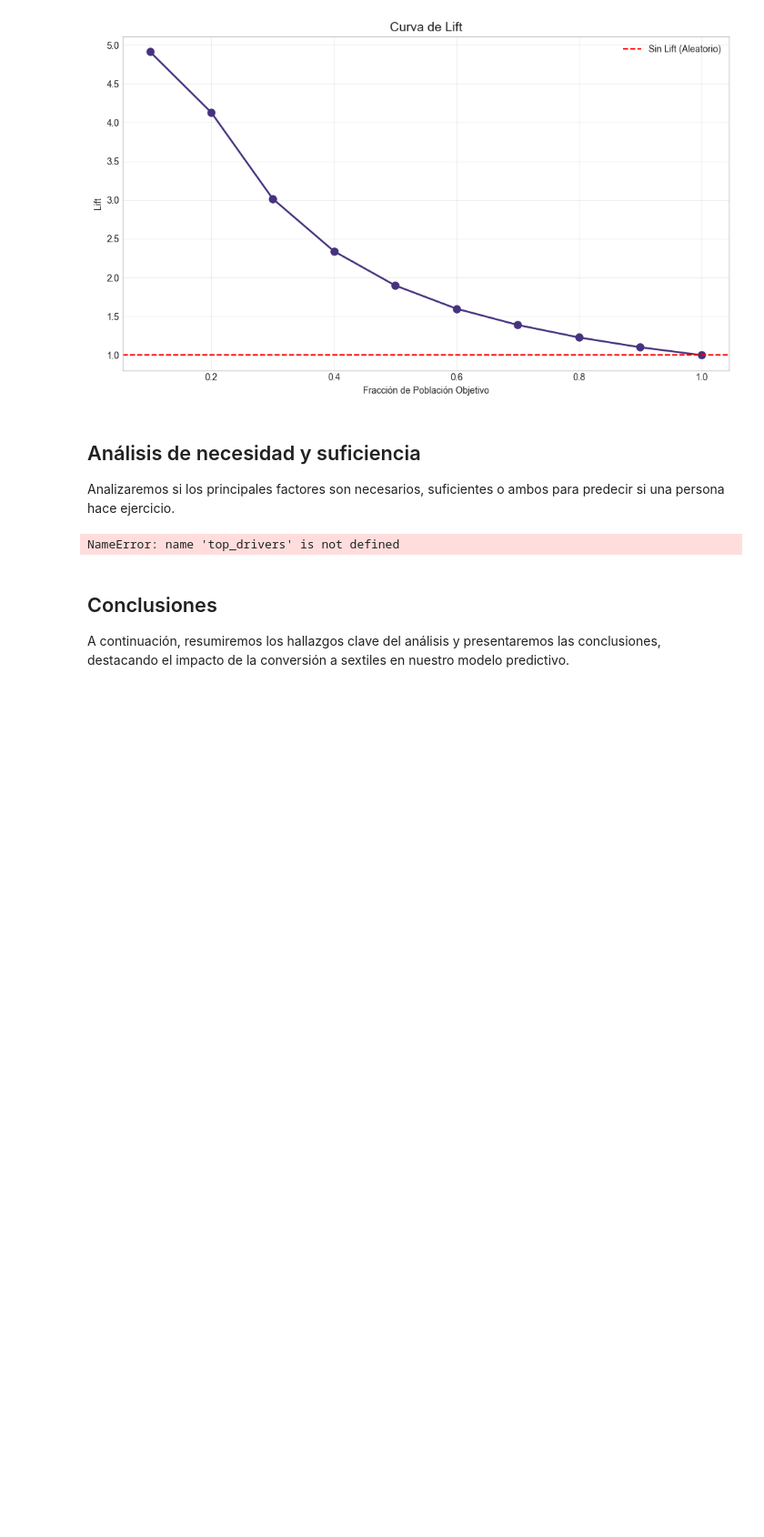
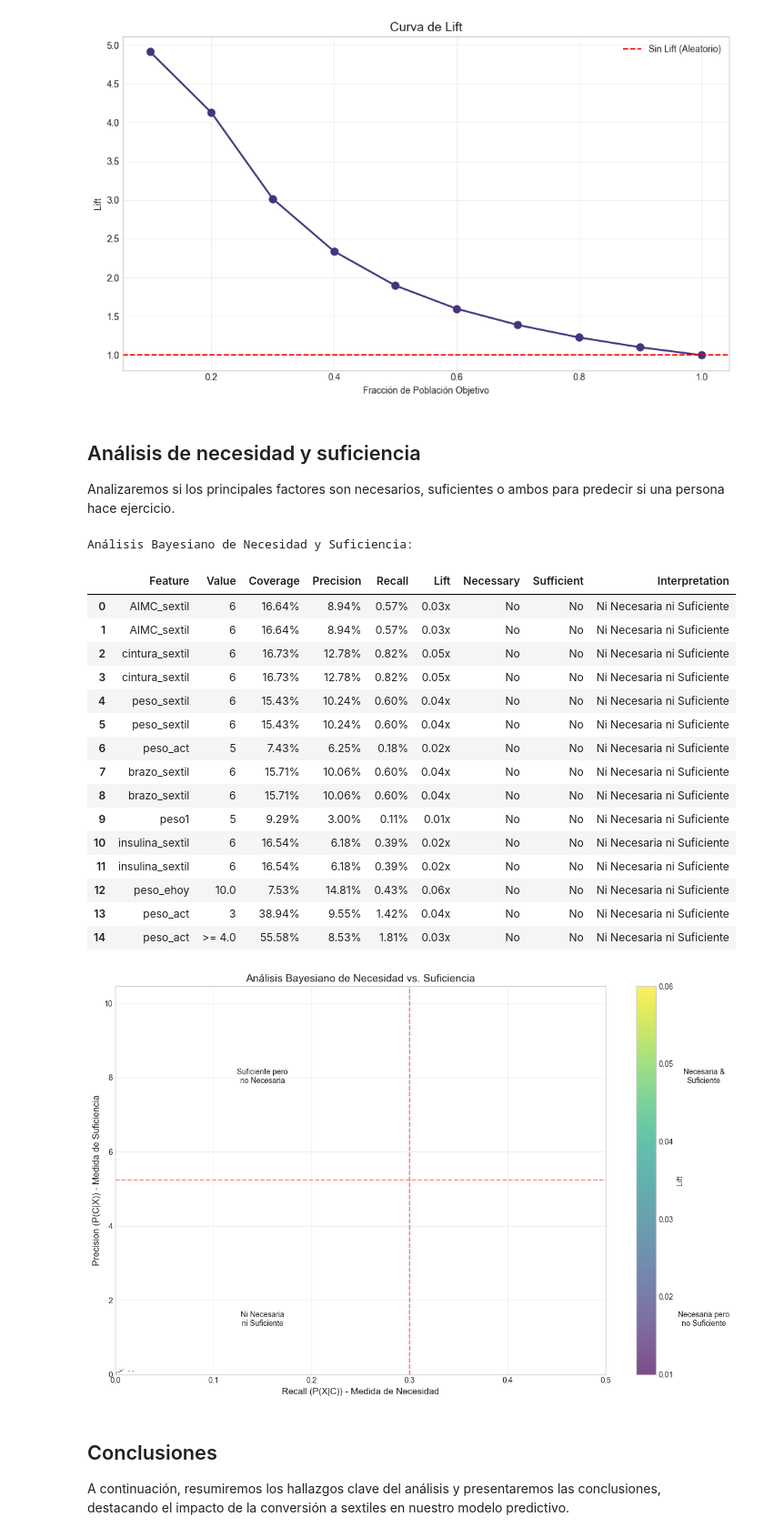
Before and after one commit to ThanosDrossos/MineriaDatosUNAM, a Jupyter notebook: code/proyecto final/bayes_ejercicio.ipynb, the cells around one changed output. Shown at 91% size. Drawn from its saved outputs; the diff is of its cells as text; code cells hidden in the pictures; blank space fills up the shorter version.

```diff
--- a/code/proyecto final/bayes_ejercicio.ipynb
+++ b/code/proyecto final/bayes_ejercicio.ipynb
@@ -1280,7 +1280,7 @@ feature_analysis = []
 
 # Extraer las principales características del análisis uniperspectivo
 key_features = []
-for _, row in top_drivers.head(15).iterrows():  # Usar las 15 principales
+for _, row in top_drivers_for_scoring.head(15).iterrows():  # Usar las 15 principales
     key_features.append((row['Feature'], row['Value'], row['Is_Threshold']))
 
 total_patients = len(df_clean)
@@ -1361,34 +1361,51 @@ for i, row in necessity_df.iterrows():
             (recall_val, precision_val),
             xytext=(7, 0), textcoords='offset points',
             fontsize=8, bbox=dict(facecolor='white', alpha=0.7, edgecolor='none', pad=1)
         )
 
 # Añadir líneas de cuadrante con umbrales corregidos
 plt.axhline(y=2*base_rate, color='r', linestyle='--', alpha=0.5)
 plt.axvline(x=0.3, color='r', linestyle='--', alpha=0.5)
 
 # Actualizar etiquetas de cuadrante
 plt.text(0.15, base_rate*3, "Suficiente pero\nno Necesaria", ha='center')
 plt.text(0.6, base_rate*3, "Necesaria &\nSuficiente", ha='center')
 plt.text(0.15, base_rate*0.5, "Ni Necesaria\nni Suficiente", ha='center')
 plt.text(0.6, base_rate*0.5, "Necesaria pero\nno Suficiente", ha='center')
 
 # Establecer etiquetas y título
 plt.xlabel('Recall (P(X|C)) - Medida de Necesidad', fontsize=12)
 plt.ylabel('Precision (P(C|X)) - Medida de Suficiencia', fontsize=12)
 plt.title('Análisis Bayesiano de Necesidad vs. Suficiencia', fontsize=14)
 
 max_recall = max(recall_values) * 1.1
 max_precision = max(precision_values) * 1.1
 plt.xlim(0, max(0.5, max_recall))
 plt.ylim(0, max(base_rate*4, max_precision))
 
 plt.colorbar(scatter, label='Lift')
 plt.grid(True, alpha=0.3)
 plt.tight_layout()
 plt.show()
 # %% [output]
-NameError: name 'top_drivers' is not defined
+Análisis Bayesiano de Necesidad y Suficiencia:
+|  | Feature | Value | Coverage | Precision | Recall | Lift | Necessary | Sufficient | Interpretation |
+| 0 | AIMC_sextil | 6 | 16.64% | 8.94% | 0.57% | 0.03x | No | No | Ni Necesaria ni Suficiente |
+| 1 | AIMC_sextil | 6 | 16.64% | 8.94% | 0.57% | 0.03x | No | No | Ni Necesaria ni Suficiente |
+| 2 | cintura_sextil | 6 | 16.73% | 12.78% | 0.82% | 0.05x | No | No | Ni Necesaria ni Suficiente |
+| 3 | cintura_sextil | 6 | 16.73% | 12.78% | 0.82% | 0.05x | No | No | Ni Necesaria ni Suficiente |
+| 4 | peso_sextil | 6 | 15.43% | 10.24% | 0.60% | 0.04x | No | No | Ni Necesaria ni Suficiente |
+| 5 | peso_sextil | 6 | 15.43% | 10.24% | 0.60% | 0.04x | No | No | Ni Necesaria ni Suficiente |
+| 6 | peso_act | 5 | 7.43% | 6.25% | 0.18% | 0.02x | No | No | Ni Necesaria ni Suficiente |
+| 7 | brazo_sextil | 6 | 15.71% | 10.06% | 0.60% | 0.04x | No | No | Ni Necesaria ni Suficiente |
+| 8 | brazo_sextil | 6 | 15.71% | 10.06% | 0.60% | 0.04x | No | No | Ni Necesaria ni Suficiente |
+| 9 | peso1 | 5 | 9.29% | 3.00% | 0.11% | 0.01x | No | No | Ni Necesaria ni Suficiente |
+| 10 | insulina_sextil | 6 | 16.54% | 6.18% | 0.39% | 0.02x | No | No | Ni Necesaria ni Suficiente |
+| 11 | insulina_sextil | 6 | 16.54% | 6.18% | 0.39% | 0.02x | No | No | Ni Necesaria ni Suficiente |
+| 12 | peso_ehoy | 10.0 | 7.53% | 14.81% | 0.43% | 0.06x | No | No | Ni Necesaria ni Suficiente |
+| 13 | peso_act | 3 | 38.94% | 9.55% | 1.42% | 0.04x | No | No | Ni Necesaria ni Suficiente |
+| 14 | peso_act | >= 4.0 | 55.58% | 8.53% | 1.81% | 0.03x | No | No | Ni Necesaria ni Suficiente |
+[figure, added]
 # %% [markdown]
 ## Conclusiones
 
```
Also changed, not shown: parts of 2 cells of this notebook.
